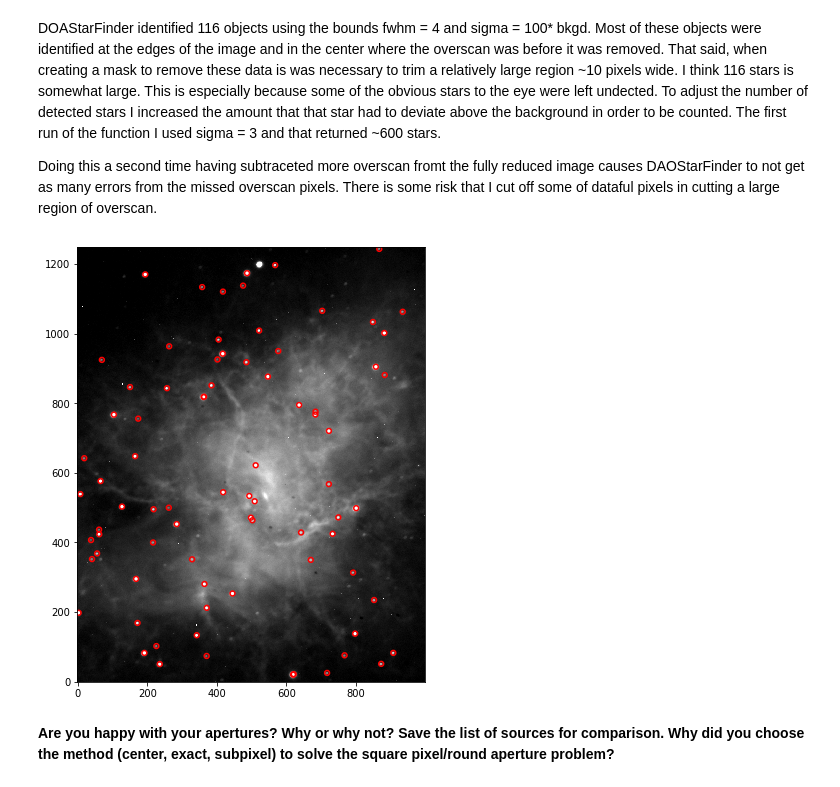
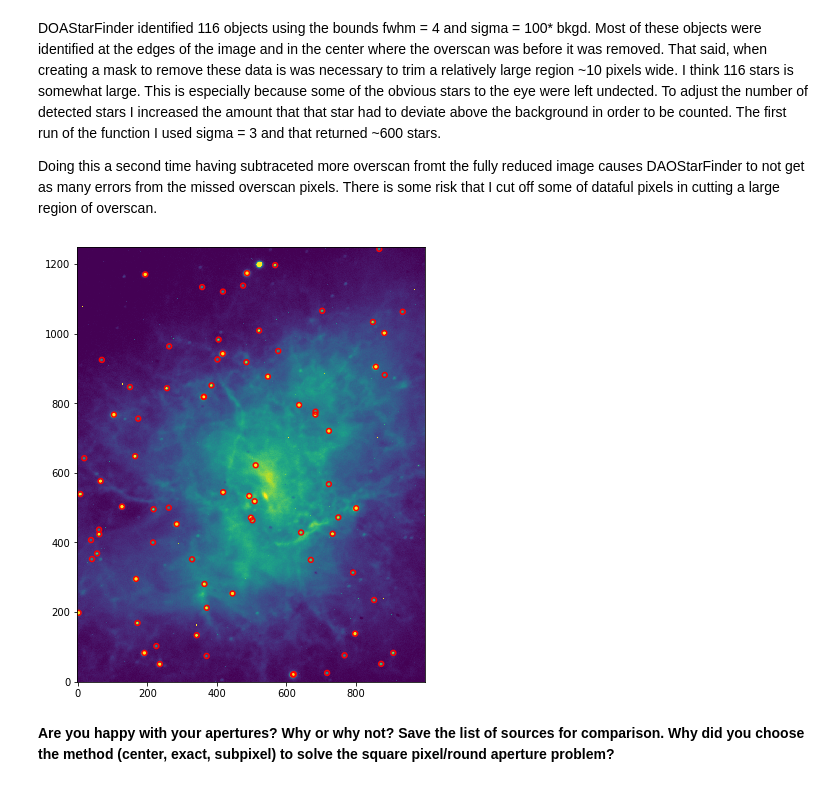
Before and after one commit to cmerrill11/astr342, a Jupyter notebook: obsProject/photometry.ipynb, the cells around one changed output. Saved outputs shown, nothing was run; the diff lists cells and outputs as text; code cells hidden in the pictures.

```diff
--- a/obsProject/photometry.ipynb
+++ b/obsProject/photometry.ipynb
@@ -28,6 +30,6 @@ data = fits.getdata(images[5]).astype(float)
 def showImage(data, vMin = 5, vMax = 99.7):
     plt.figure(figsize = (8, 8))
     plt.imshow(data, vmin=np.percentile(data, vMin), vmax=np.percentile(data, vMax),
-                origin='lower', cmap='binary_r', interpolation='nearest')
+                origin='lower', cmap='viridis', interpolation='nearest')
 showImage(data[500:1750, 500:1500])
 # %% [output]
@@ -35,16 +37,16 @@ showImage(data[500:1750, 500:1500])
 # %%
-# Do a really simple estimate of the background as the mean of the image then subtract it.
+# Do a really simple estimate of the background as the median of the image then subtract it.
 data = data[500:1750, 500:1500]
-data -= np.median(data)
+appdata = data - np.median(data) # subtract the bkgrnd but only for the aperture phot estimate
 # %%
 # Imports for the actual photometry
 
 from photutils import DAOStarFinder
 from astropy.stats import mad_std
 # %%
-bkg_sigma = mad_std(data)
+bkg_sigma = mad_std(appdata)
 daofind = DAOStarFinder(fwhm=8., threshold=3.*bkg_sigma)
-sources = daofind(data)
+sources = daofind(appdata)
 for col in sources.colnames:
     sources[col].info.format = '%.8g'  # for consistent table output
 print(sources)
@@ -156,10 +159,11 @@ DOAStarFinder identified 116 objects using the bounds fwhm = 4 and sigma = 100*
 
 Doing this a second time having subtraceted more overscan fromt the fully reduced image causes DAOStarFinder to not get as many errors from the missed overscan pixels. There is some risk that I cut off some of dataful pixels in cutting a large region of overscan.
 # %%
-showImage(data)
+showImage(appdata)
 apertures.plot(color='red', lw=1.5)
+plt.savefig('circularapp.png')
 # %% [output]
-[figure, old version]
+[figure, new version]
 # %% [markdown]
 __Are you happy with your apertures? Why or why not? Save the list of sources
 for comparison. Why did you choose the method (center, exact, subpixel) to solve the
```
Also changed, not shown: parts of 22 cells of this notebook.
